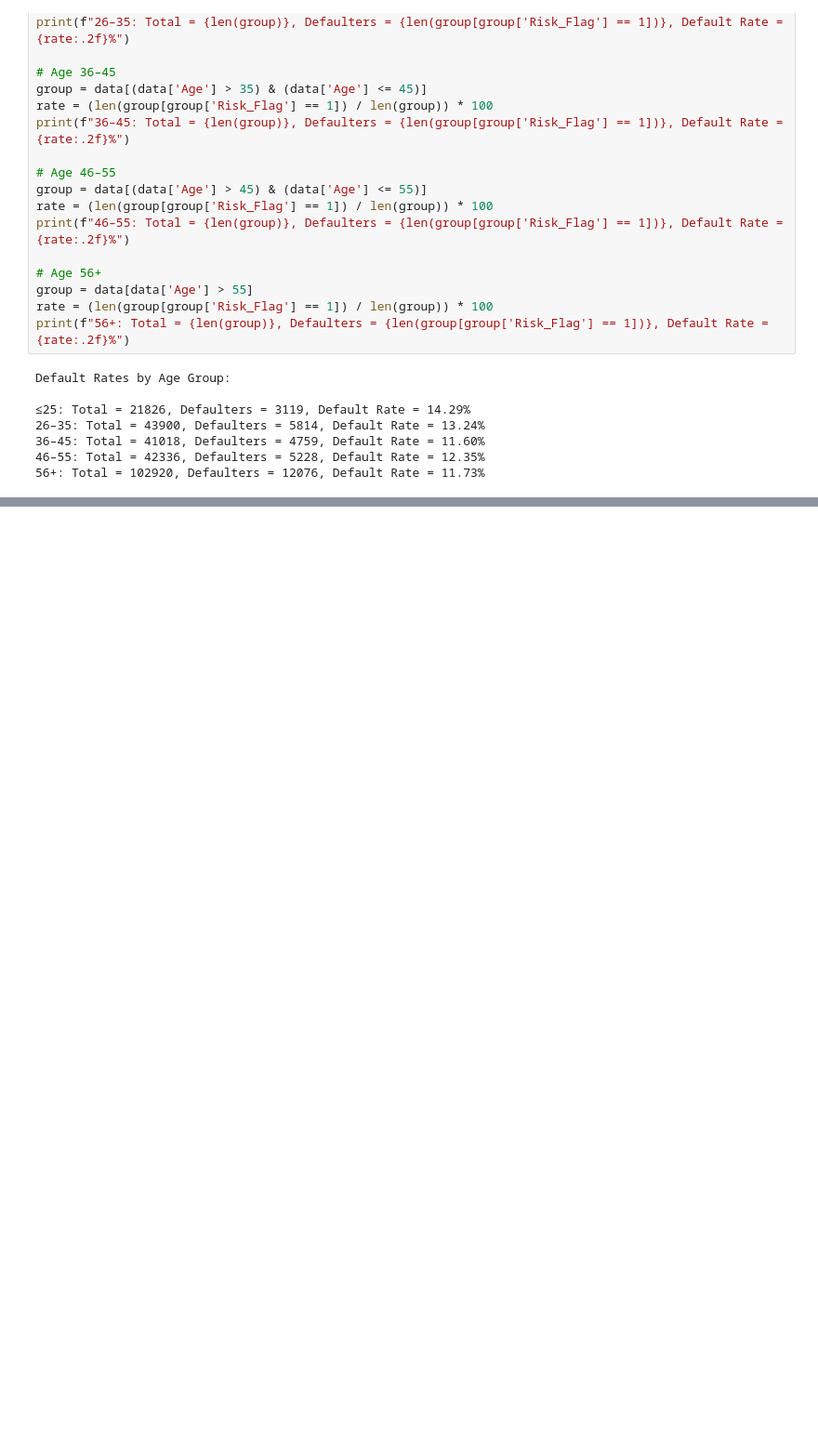
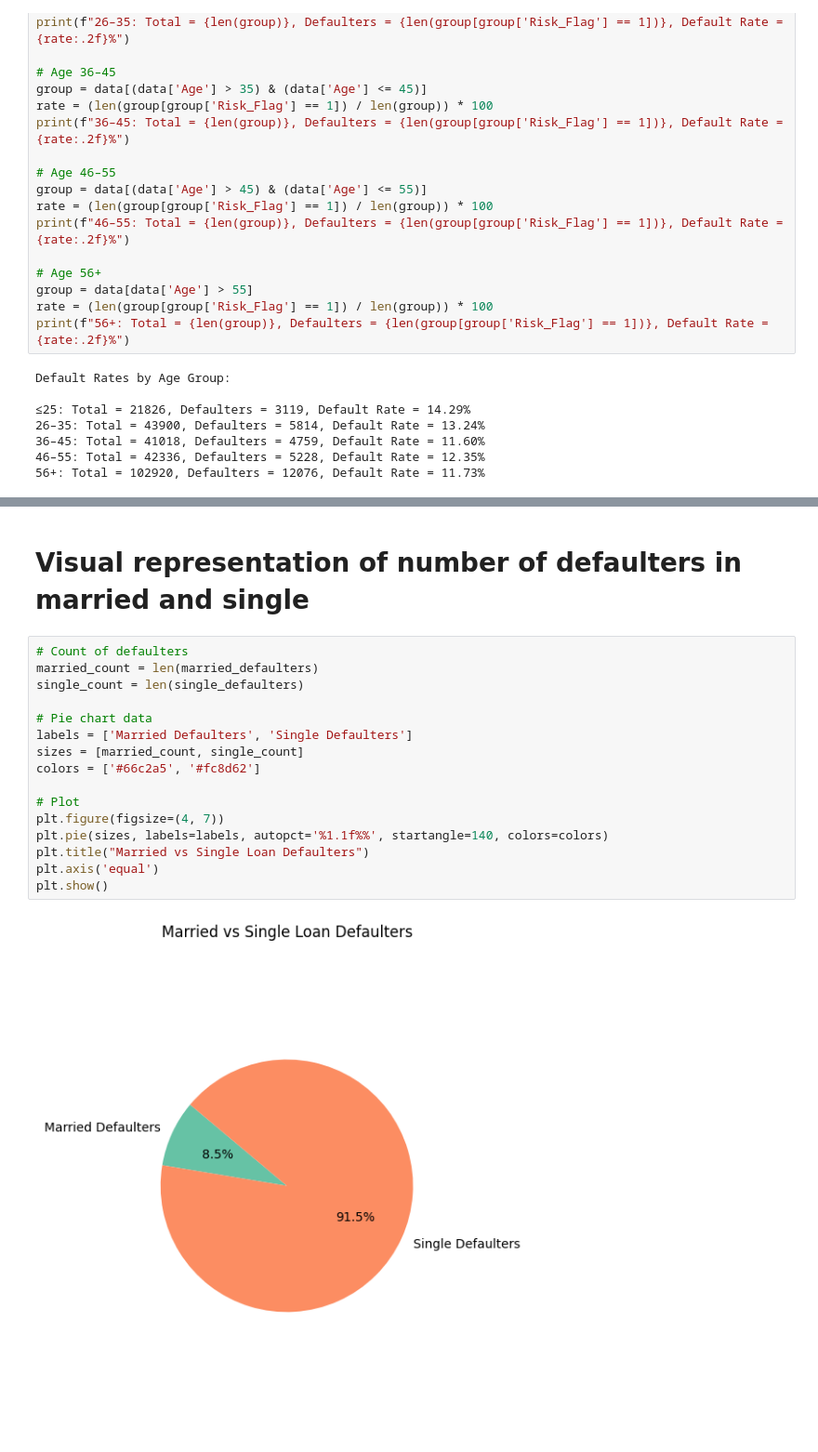
Before and after one commit to trupesh1710/Data-Science, a Jupyter notebook: Predicting_Possible_Loan_Default_Using_Machine_Learning/Predicting_Possible_Loan_Default_Using_Machine_Learning.ipynb, the cells around one changed output, grey strips where cells are left out. Shown at 93% size. Drawn from its saved outputs; the diff is of its cells as text; blank space fills up the shorter version.

```diff
--- a/Predicting_Possible_Loan_Default_Using_Machine_Learning/Predicting_Possible_Loan_Default_Using_Machine_Learning.ipynb
+++ b/Predicting_Possible_Loan_Default_Using_Machine_Learning/Predicting_Possible_Loan_Default_Using_Machine_Learning.ipynb
@@ -894,0 +889,20 @@ Low Risk Profiles: Married, House/Car owners, Longer job duration, Older individ
+# %% [markdown]
+# Visual representation of number of defaulters in married and single
+# %%
+# Count of defaulters
+married_count = len(married_defaulters)
+single_count = len(single_defaulters)
+
+# Pie chart data
+labels = ['Married Defaulters', 'Single Defaulters']
+sizes = [married_count, single_count]
+colors = ['#66c2a5', '#fc8d62']
+
+# Plot
+plt.figure(figsize=(4, 7))
+plt.pie(sizes, labels=labels, autopct='%1.1f%%', startangle=140, colors=colors)
+plt.title("Married vs Single Loan Defaulters")
+plt.axis('equal')
+plt.show()
+# %% [output]
+[figure, added]
```
Also changed, not shown: parts of 40 cells of this notebook.
